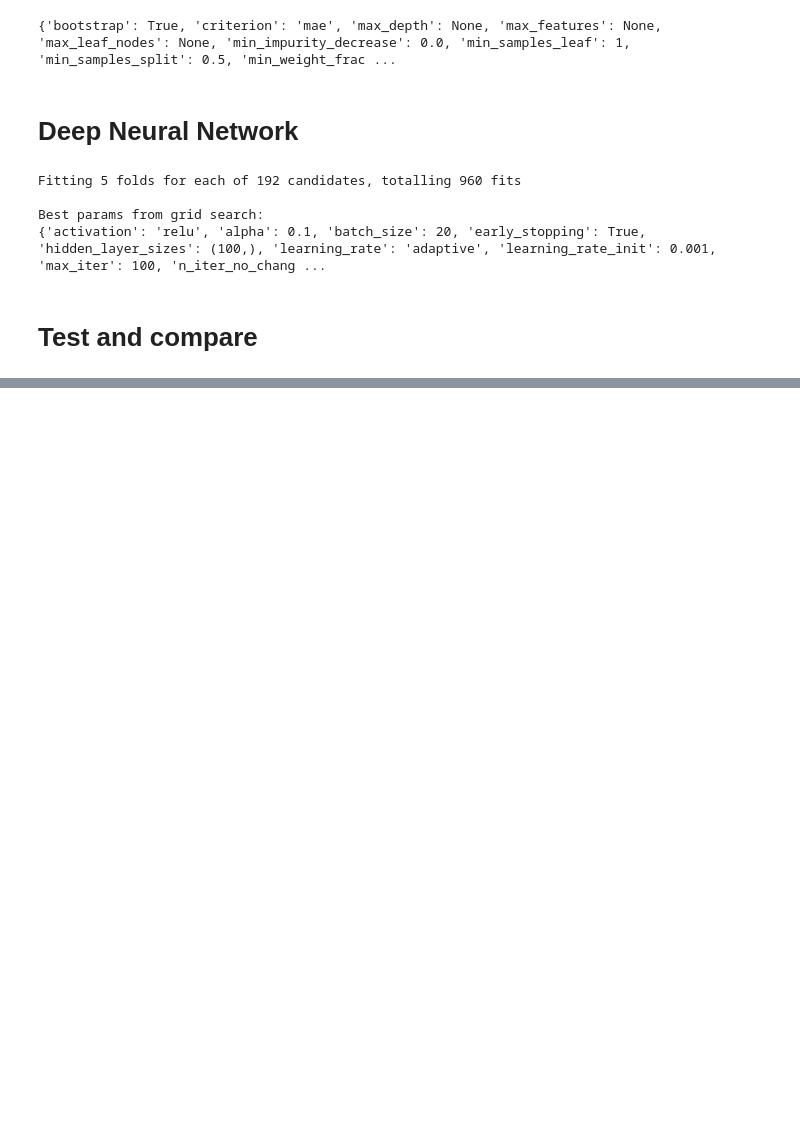
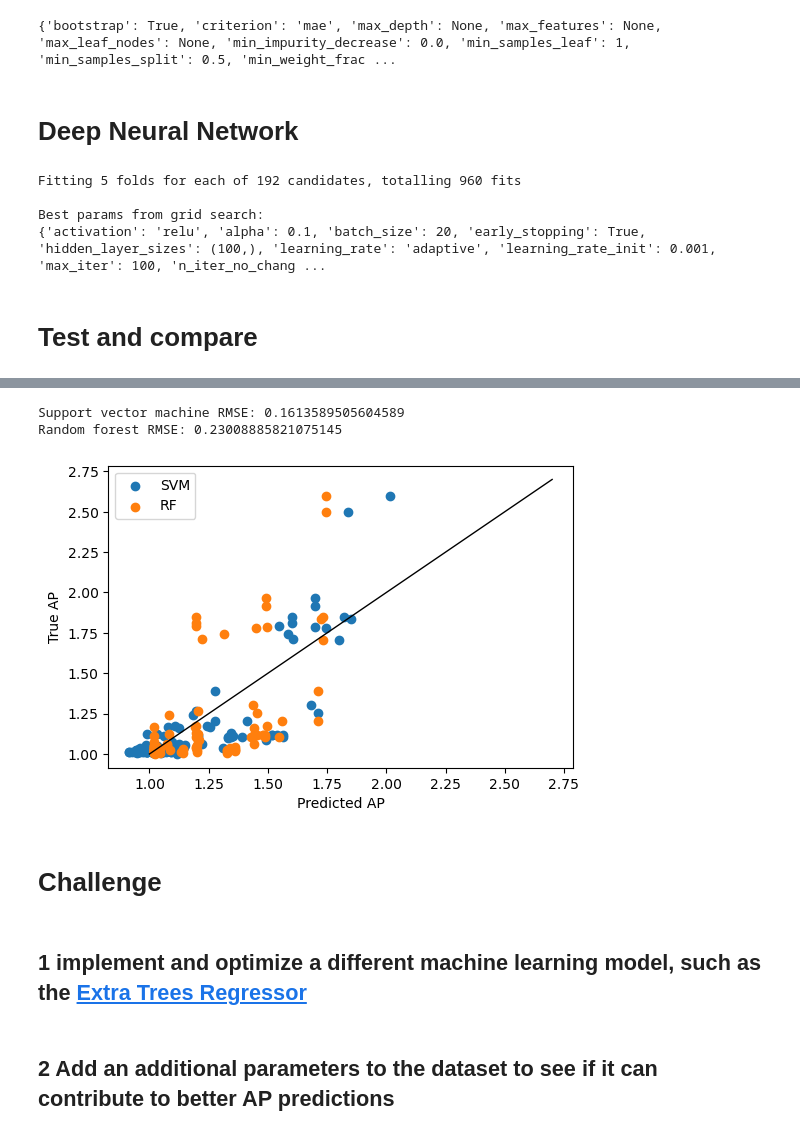
Before and after one commit to avanteijlingen/Tutorial-SB06, a Jupyter notebook: Machine Learning/MachineLearning_02.ipynb, the cells around one changed output, grey strips where cells are left out. Drawn from its saved outputs; the diff is of its cells as text; code cells hidden in the pictures; blank space fills up the shorter version.

```diff
--- a/Machine Learning/MachineLearning_02.ipynb
+++ b/Machine Learning/MachineLearning_02.ipynb
@@ -149,0 +177,33 @@ MLPRegressor(alpha=0.1, batch_size=20, early_stopping=True,
+# %%
+SVMmodel.fit(X_train, y_train, sample_weight = y_train-0.5)
+RFmodel.fit(X_train, y_train, sample_weight = y_train-0.5)
+
+
+SVM_predictions = SVMmodel.predict(X_val)
+RF_predictions = RFmodel.predict(X_val)
+
+
+SVM_rmse = mean_squared_error(y_val, SVM_predictions, squared=False)
+RF_rmse = mean_squared_error(y_val, RF_predictions, squared=False)
+
+
+print("Support vector machine RMSE:", SVM_rmse)
+print("Random forest RMSE:", RF_rmse)
+
+plt.scatter(SVM_predictions, y_val, label="SVM")
+plt.scatter(RF_predictions, y_val, label="RF")
+
+plt.plot([1,2.7], [1,2.7], lw=1, c="black")
+plt.xlabel("Predicted AP")
+plt.ylabel("True AP")
+plt.gcf().set_dpi(100)
+plt.legend()
+plt.show()
+# %% [output]
+Support vector machine RMSE: 0.1613589505604589
+Random forest RMSE: 0.23008885821075145
+[figure, added]
+# %% [markdown]
+# Challenge
+# %% [markdown]
+## 1 implement and optimize a different machine learning model, such as the [Extra Trees Regressor](https://scikit-learn.org/stable/modules/generated/sklearn.ensemble.ExtraTreesRegressor.html)
@@ -149,0 +213,2 @@ MLPRegressor(alpha=0.1, batch_size=20, early_stopping=True,
+# %% [markdown]
+## 2 Add an additional parameters to the dataset to see if it can contribute to better AP predictions
```
Also changed, not shown: parts of 15 cells of this notebook.
